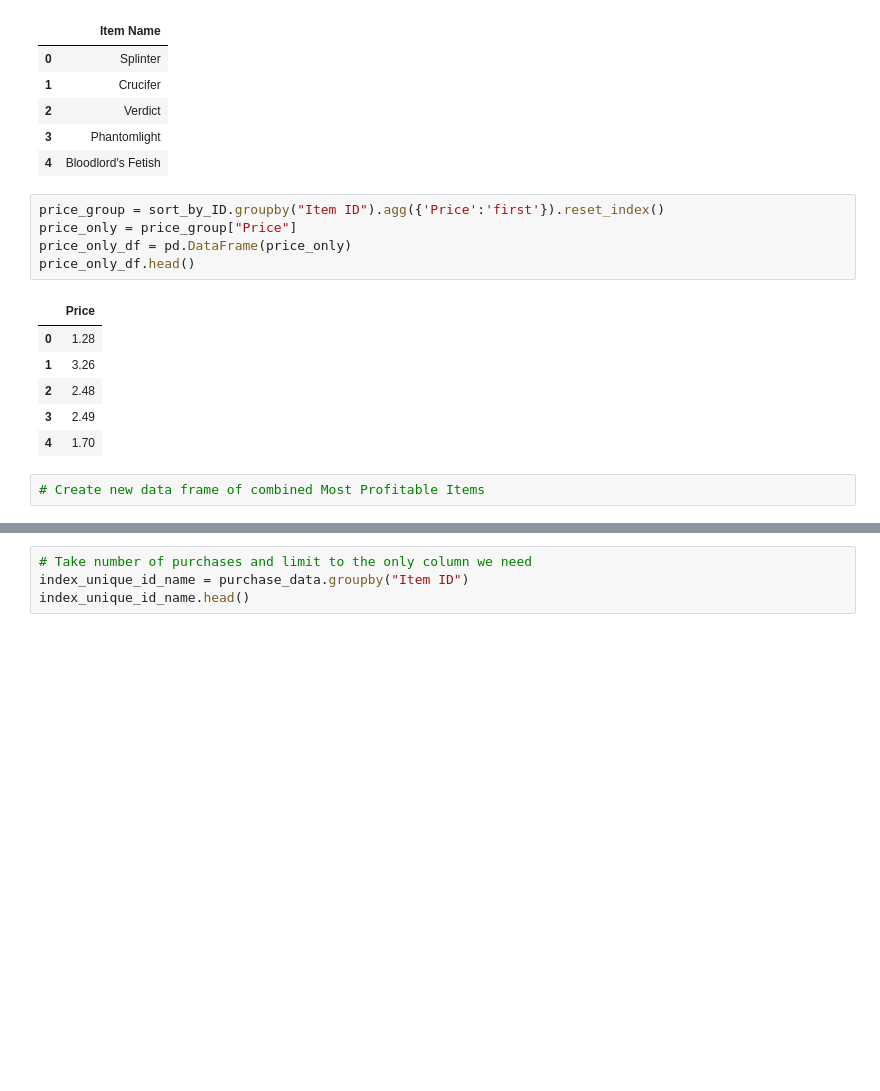
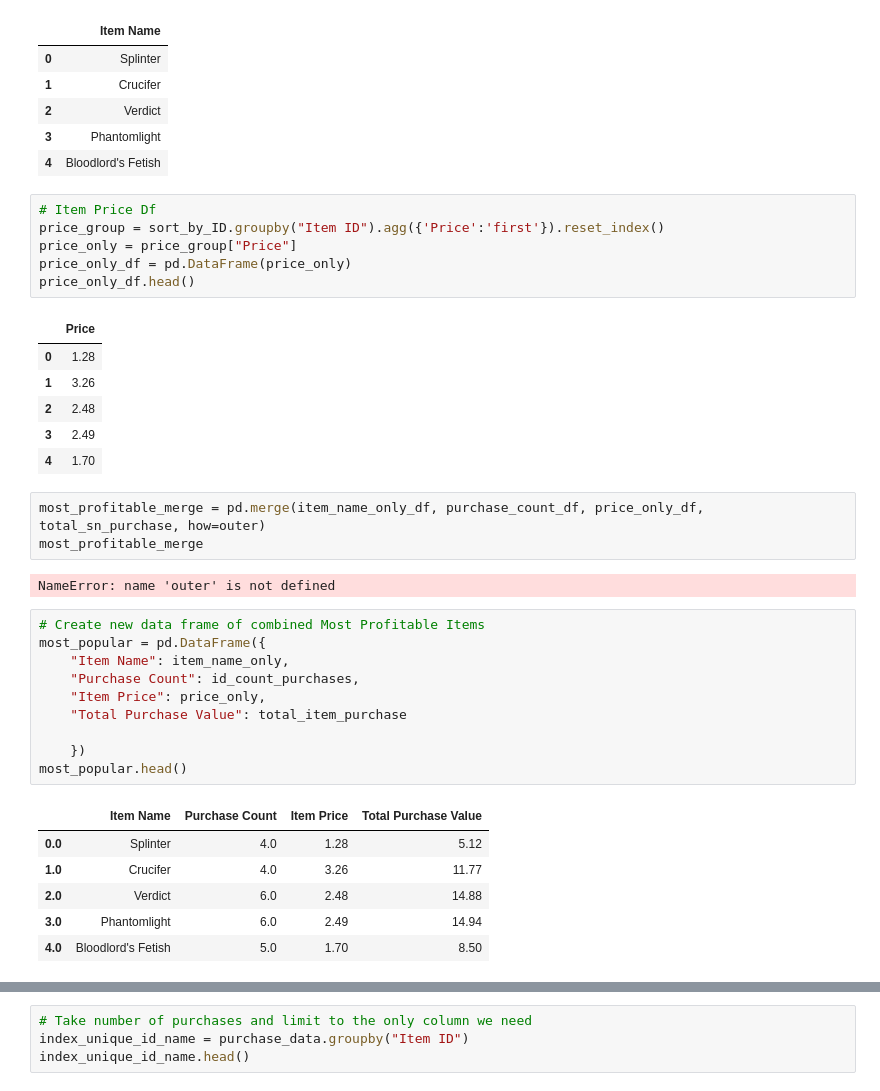
Before and after one commit to Navilongo/Video-Game-DLC-Analytics, a Jupyter notebook: HeroesOfPymoli/Heroes_code.ipynb, the cells around one changed output, grey strips where cells are left out. Saved outputs shown, nothing was run; the diff lists cells and outputs as text; blank space fills up the shorter version.

Commit message:
Added data frame of most popular items

```diff
--- a/HeroesOfPymoli/Heroes_code.ipynb
+++ b/HeroesOfPymoli/Heroes_code.ipynb
@@ -695,6 +695,7 @@ item_name_only_df.head()
 | 3 | Phantomlight |
 | 4 | Bloodlord's Fetish |
 # %%
+# Item Price Df
 price_group = sort_by_ID.groupby("Item ID").agg({'Price':'first'}).reset_index()
 price_only = price_group["Price"]
 price_only_df = pd.DataFrame(price_only)
@@ -706,5 +707,25 @@ price_only_df.head()
 | 2 | 2.48 |
 | 3 | 2.49 |
 | 4 | 1.70 |
+# %%
+most_profitable_merge = pd.merge(item_name_only_df, purchase_count_df, price_only_df, total_sn_purchase, how=outer)
+most_profitable_merge
+# %% [output]
+NameError: name 'outer' is not defined
 # %%
 # Create new data frame of combined Most Profitable Items
+most_popular = pd.DataFrame({
+    "Item Name": item_name_only,
+    "Purchase Count": id_count_purchases,
+    "Item Price": price_only,
+    "Total Purchase Value": total_item_purchase
+
+    })
+most_popular.head()
+# %% [output]
+|  | Item Name | Purchase Count | Item Price | Total Purchase Value |
+| 0.0 | Splinter | 4.0 | 1.28 | 5.12 |
+| 1.0 | Crucifer | 4.0 | 3.26 | 11.77 |
+| 2.0 | Verdict | 6.0 | 2.48 | 14.88 |
+| 3.0 | Phantomlight | 6.0 | 2.49 | 14.94 |
+| 4.0 | Bloodlord's Fetish | 5.0 | 1.70 | 8.50 |
```
Also changed, not shown: parts of 2 cells of this notebook.
